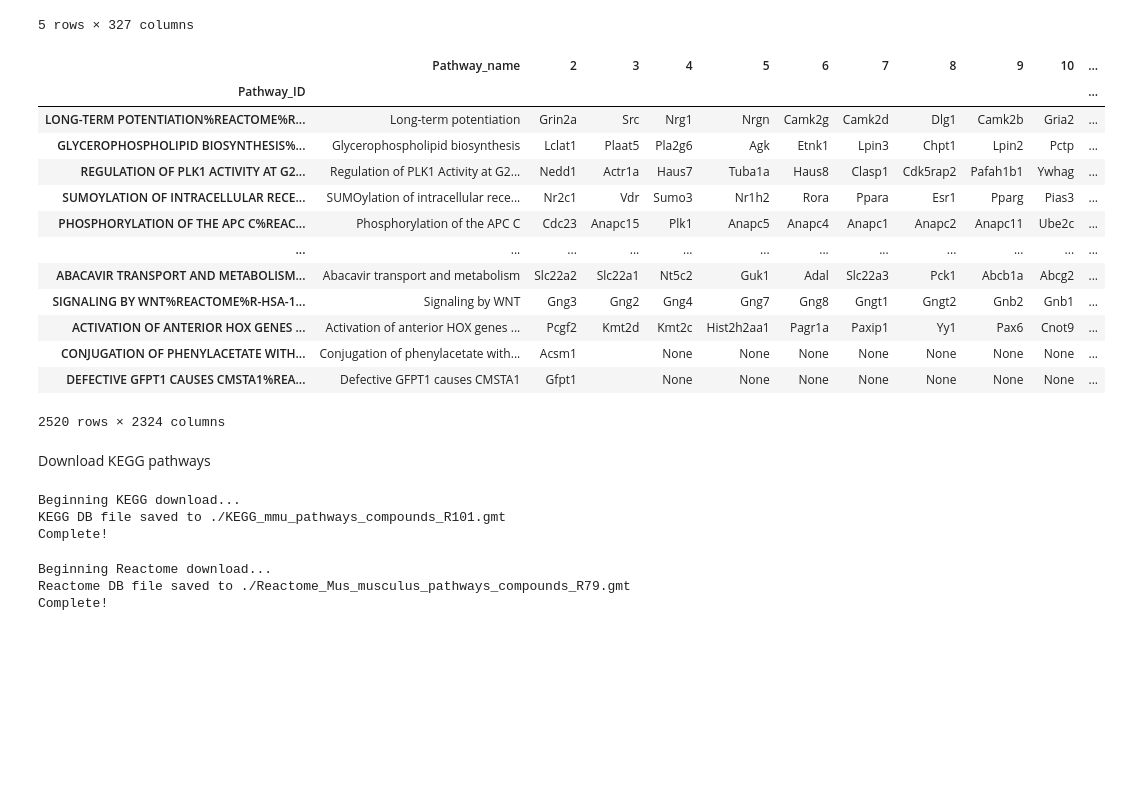
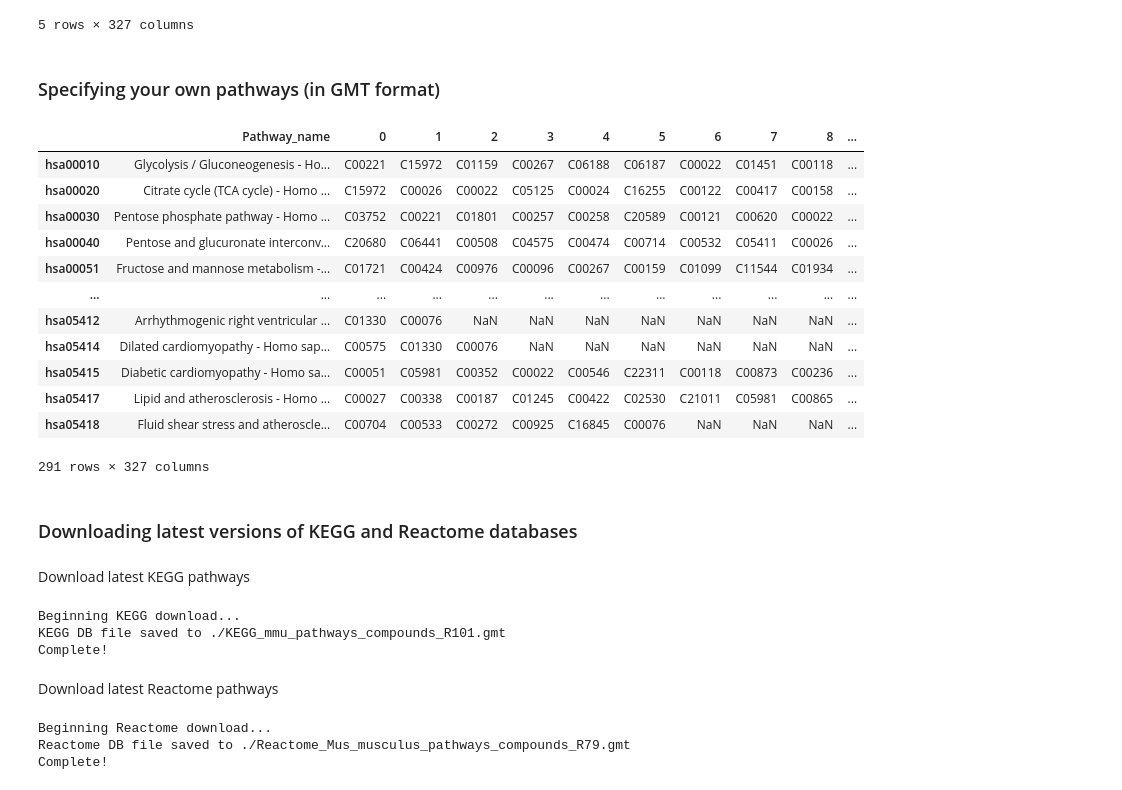
Before and after one commit to cwieder/py-ssPA, a Jupyter notebook: sspa_walkthrough.ipynb, the cells around one changed output. Cells and saved outputs as stored; diff of their text form; code cells hidden in the pictures; blank space fills up the shorter version.

```diff
--- a/sspa_walkthrough.ipynb
+++ b/sspa_walkthrough.ipynb
@@ -137,6 +145,8 @@ kegg_human_pathways.head()
 | hsa00040 | Pentose and glucuronate interconv... | C20680 | C06441 | C00508 | C04575 | C00474 | C00714 | C00532 | C05411 | C00026 | ... |
 | hsa00051 | Fructose and mannose metabolism -... | C01721 | C00424 | C00976 | C00096 | C00267 | C00159 | C01099 | C11544 | C01934 | ... |
 5 rows × 327 columns
+# %% [markdown]
+### Specifying your own pathways (in GMT format)
 # %%
 # load custom gmt file
 custom_pathways = sspa.process_gmt("src/sspa/pathway_databases/KEGG_human_pathways_compounds_R98.csv")
@@ -146,28 +153,31 @@ custom_pathways_gmt = sspa.process_gmt("/Users/cw2019/Downloads/Mouse_Human_Reac
 # %%
-custom_pathways_gmt
+custom_pathways
 # %% [output]
-|  | Pathway_name | 2 | 3 | 4 | 5 | 6 | 7 | 8 | 9 | 10 | ... |
-| Pathway_ID |  |  |  |  |  |  |  |  |  |  | ... |
-| LONG-TERM POTENTIATION%REACTOME%R... | Long-term potentiation | Grin2a | Src | Nrg1 | Nrgn | Camk2g | Camk2d | Dlg1 | Camk2b | Gria2 | ... |
-| GLYCEROPHOSPHOLIPID BIOSYNTHESIS%... | Glycerophospholipid biosynthesis | Lclat1 | Plaat5 | Pla2g6 | Agk | Etnk1 | Lpin3 | Chpt1 | Lpin2 | Pctp | ... |
-| REGULATION OF PLK1 ACTIVITY AT G2... | Regulation of PLK1 Activity at G2... | Nedd1 | Actr1a | Haus7 | Tuba1a | Haus8 | Clasp1 | Cdk5rap2 | Pafah1b1 | Ywhag | ... |
-| SUMOYLATION OF INTRACELLULAR RECE... | SUMOylation of intracellular rece... | Nr2c1 | Vdr | Sumo3 | Nr1h2 | Rora | Ppara | Esr1 | Pparg | Pias3 | ... |
-| PHOSPHORYLATION OF THE APC C%REAC... | Phosphorylation of the APC C | Cdc23 | Anapc15 | Plk1 | Anapc5 | Anapc4 | Anapc1 | Anapc2 | Anapc11 | Ube2c | ... |
+|  | Pathway_name | 0 | 1 | 2 | 3 | 4 | 5 | 6 | 7 | 8 | ... |
+| hsa00010 | Glycolysis / Gluconeogenesis - Ho... | C00221 | C15972 | C01159 | C00267 | C06188 | C06187 | C00022 | C01451 | C00118 | ... |
+| hsa00020 | Citrate cycle (TCA cycle) - Homo ... | C15972 | C00026 | C00022 | C05125 | C00024 | C16255 | C00122 | C00417 | C00158 | ... |
+| hsa00030 | Pentose phosphate pathway - Homo ... | C03752 | C00221 | C01801 | C00257 | C00258 | C20589 | C00121 | C00620 | C00022 | ... |
+| hsa00040 | Pentose and glucuronate interconv... | C20680 | C06441 | C00508 | C04575 | C00474 | C00714 | C00532 | C05411 | C00026 | ... |
+| hsa00051 | Fructose and mannose metabolism -... | C01721 | C00424 | C00976 | C00096 | C00267 | C00159 | C01099 | C11544 | C01934 | ... |
 | ... | ... | ... | ... | ... | ... | ... | ... | ... | ... | ... | ... |
-| ABACAVIR TRANSPORT AND METABOLISM... | Abacavir transport and metabolism | Slc22a2 | Slc22a1 | Nt5c2 | Guk1 | Adal | Slc22a3 | Pck1 | Abcb1a | Abcg2 | ... |
-| SIGNALING BY WNT%REACTOME%R-HSA-1... | Signaling by WNT | Gng3 | Gng2 | Gng4 | Gng7 | Gng8 | Gngt1 | Gngt2 | Gnb2 | Gnb1 | ... |
-| ACTIVATION OF ANTERIOR HOX GENES ... | Activation of anterior HOX genes ... | Pcgf2 | Kmt2d | Kmt2c | Hist2h2aa1 | Pagr1a | Paxip1 | Yy1 | Pax6 | Cnot9 | ... |
-| CONJUGATION OF PHENYLACETATE WITH... | Conjugation of phenylacetate with... | Acsm1 |  | None | None | None | None | None | None | None | ... |
-| DEFECTIVE GFPT1 CAUSES CMSTA1%REA... | Defective GFPT1 causes CMSTA1 | Gfpt1 |  | None | None | None | None | None | None | None | ... |
+| hsa05412 | Arrhythmogenic right ventricular ... | C01330 | C00076 | NaN | NaN | NaN | NaN | NaN | NaN | NaN | ... |
+| hsa05414 | Dilated cardiomyopathy - Homo sap... | C00575 | C01330 | C00076 | NaN | NaN | NaN | NaN | NaN | NaN | ... |
+| hsa05415 | Diabetic cardiomyopathy - Homo sa... | C00051 | C05981 | C00352 | C00022 | C00546 | C22311 | C00118 | C00873 | C00236 | ... |
+| hsa05417 | Lipid and atherosclerosis - Homo ... | C00027 | C00338 | C00187 | C01245 | C00422 | C02530 | C21011 | C05981 | C00865 | ... |
+| hsa05418 | Fluid shear stress and atheroscle... | C00704 | C00533 | C00272 | C00925 | C16845 | C00076 | NaN | NaN | NaN | ... |
-2520 rows × 2324 columns
+291 rows × 327 columns
+# %% [markdown]
+### Downloading latest versions of KEGG and Reactome databases
 # %% [markdown]
-Download KEGG pathways
+Download latest KEGG pathways
 # %%
 kegg_mouse_latest = sspa.process_kegg("mmu", download_latest=True, filepath=".")
 # %% [output]
 Beginning KEGG download...
 KEGG DB file saved to ./KEGG_mmu_pathways_compounds_R101.gmt
 Complete!
+# %% [markdown]
+Download latest Reactome pathways
 # %%
 # download Reactome latest
 reactome_mouse_latest = sspa.process_reactome("Mus musculus", download_latest=True, filepath=".")
```
Also changed, not shown: parts of 44 cells of this notebook.
